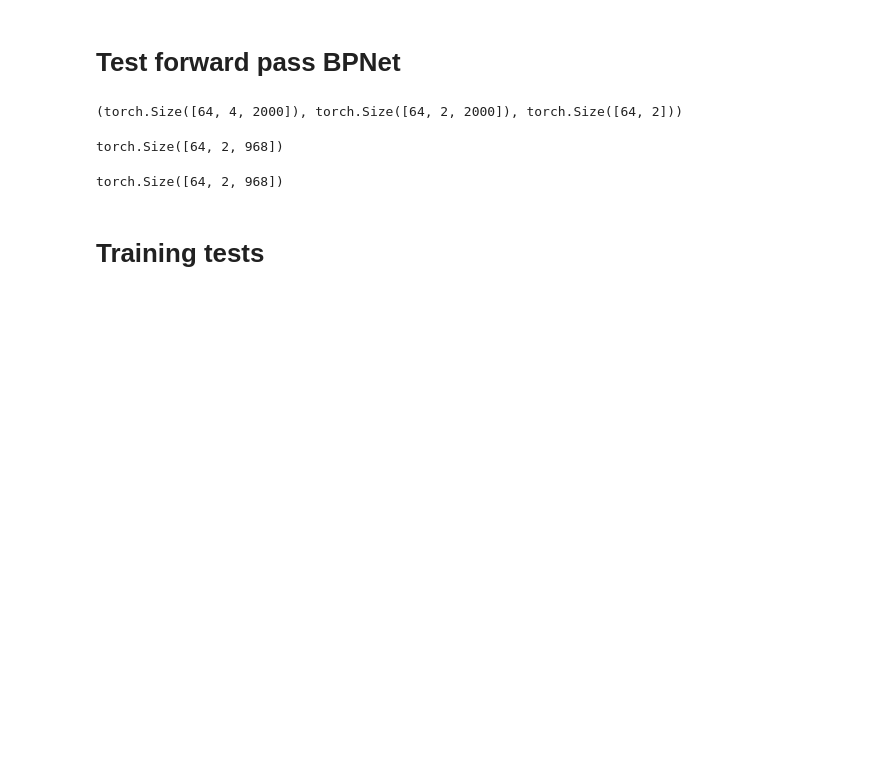
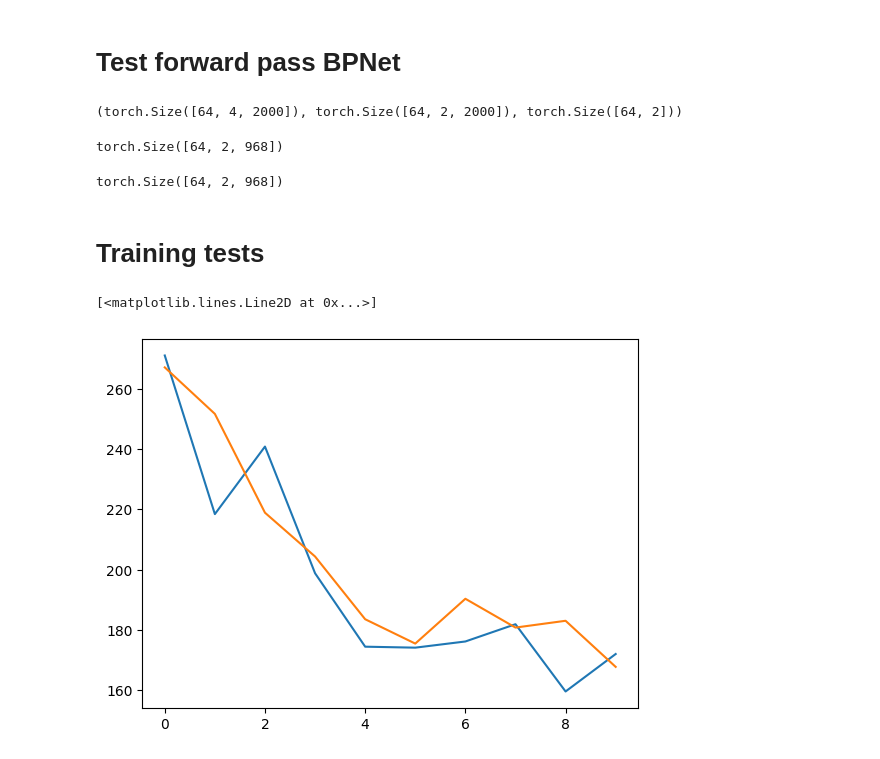
Before and after one commit to giorava/synthetic_dl, a Jupyter notebook: tests.ipynb, the cells around one changed output. Cells and saved outputs as stored; diff of their text form; code cells hidden in the pictures; blank space fills up the shorter version.

```diff
--- a/tests.ipynb
+++ b/tests.ipynb
@@ -170,4 +170,10 @@ import matplotlib.pyplot as plt
 # %%
 training = np.loadtxt("demos/models/batch_averaged_training_losses.txt")
 validation = np.loadtxt("demos/models/batch_averaged_validation_losses.txt")
+# %%
+plt.plot(np.median(training[:, -7:], 1))
+plt.plot(np.median(validation[:, -7:], 1))
+# %% [output]
+[<matplotlib.lines.Line2D at 0x...>]
+[figure, added]
 # %%
```
Also changed, not shown: parts of 2 cells of this notebook, 4 other files.
